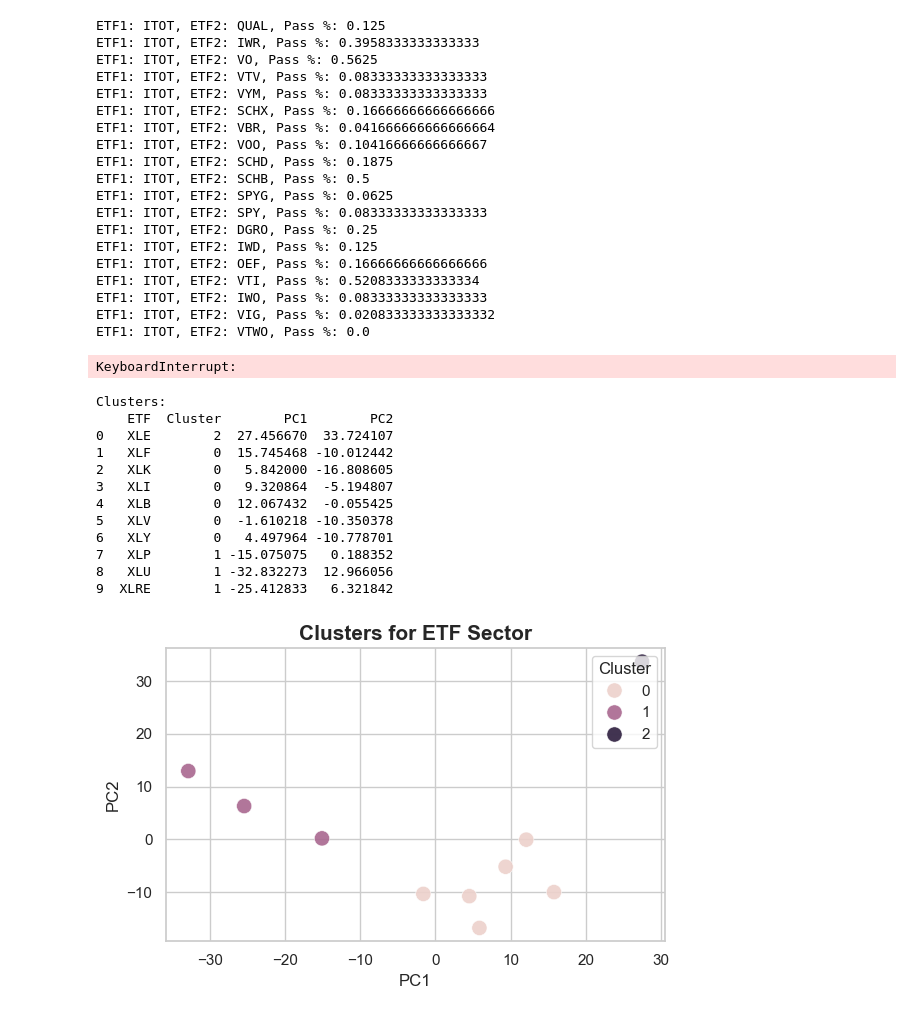
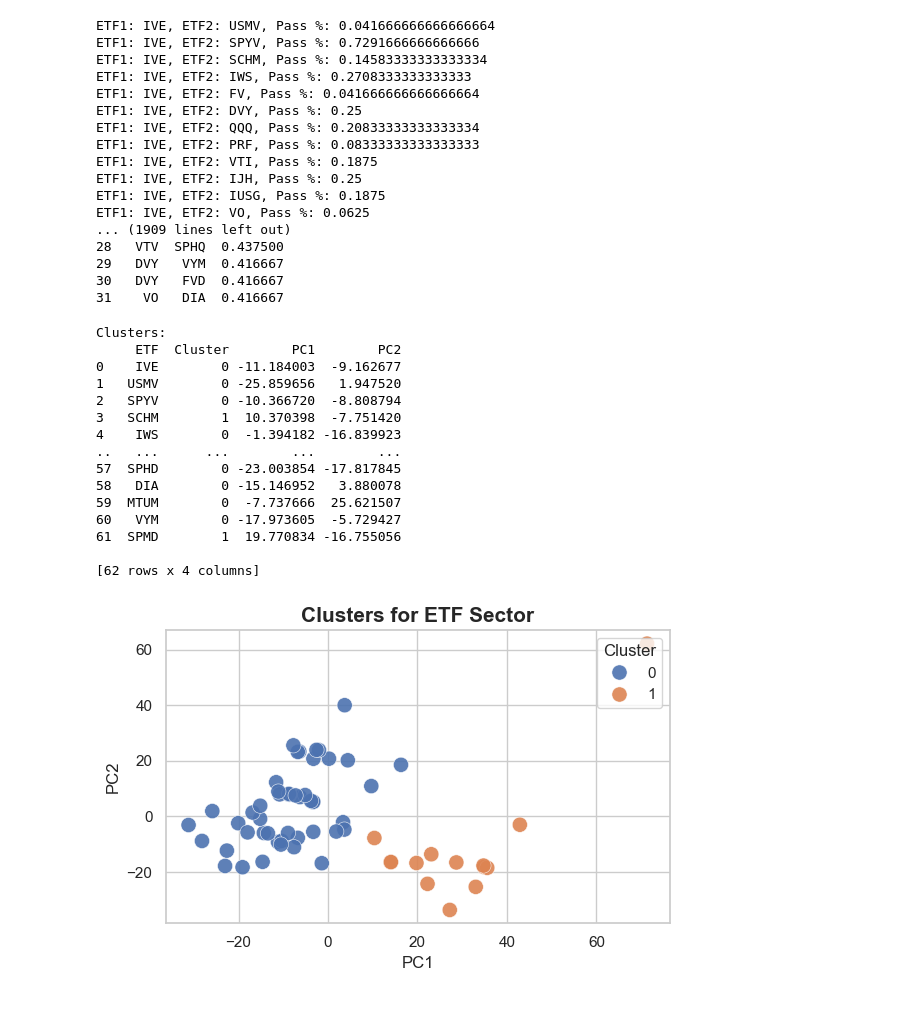
Before and after one commit to akshathp0/etf-pairs-trading, a Jupyter notebook: pair_searching/mass_pair_searching.ipynb, the cells around one changed output. Drawn from its saved outputs; the diff is of its cells as text; code cells hidden in the pictures.

```diff
--- a/pair_searching/mass_pair_searching.ipynb
+++ b/pair_searching/mass_pair_searching.ipynb
@@ -23,7 +23,7 @@ prices = yf.download(tickers = tickers, start = start_date, end = end_date)['Clo
 # rolling cointegration
 
 window_size = 252
-min_passes = 0.3
+min_passes = 0.4
 step = 21
 
 candidate_pairs = []
@@ -67,30 +67,27 @@ cointegrated_pairs_df = cointegrated_pairs_df.sort_values('Pass %', ascending =
 print(f'Rolling Cointegrated Pairs:')
 print(cointegrated_pairs_df)
 # %% [output]
-ETF1: ITOT, ETF2: QUAL, Pass %: 0.125
-ETF1: ITOT, ETF2: IWR, Pass %: 0.3958333333333333
-ETF1: ITOT, ETF2: VO, Pass %: 0.5625
-ETF1: ITOT, ETF2: VTV, Pass %: 0.08333333333333333
-ETF1: ITOT, ETF2: VYM, Pass %: 0.08333333333333333
-ETF1: ITOT, ETF2: SCHX, Pass %: 0.16666666666666666
-ETF1: ITOT, ETF2: VBR, Pass %: 0.041666666666666664
-ETF1: ITOT, ETF2: VOO, Pass %: 0.10416666666666667
-ETF1: ITOT, ETF2: SCHD, Pass %: 0.1875
-ETF1: ITOT, ETF2: SCHB, Pass %: 0.5
-ETF1: ITOT, ETF2: SPYG, Pass %: 0.0625
-ETF1: ITOT, ETF2: SPY, Pass %: 0.08333333333333333
-ETF1: ITOT, ETF2: DGRO, Pass %: 0.25
-ETF1: ITOT, ETF2: IWD, Pass %: 0.125
-ETF1: ITOT, ETF2: OEF, Pass %: 0.16666666666666666
-ETF1: ITOT, ETF2: VTI, Pass %: 0.5208333333333334
-ETF1: ITOT, ETF2: IWO, Pass %: 0.08333333333333333
-ETF1: ITOT, ETF2: VIG, Pass %: 0.020833333333333332
-ETF1: ITOT, ETF2: VTWO, Pass %: 0.0
+ETF1: IVE, ETF2: USMV, Pass %: 0.041666666666666664
+ETF1: IVE, ETF2: SPYV, Pass %: 0.7291666666666666
+ETF1: IVE, ETF2: SCHM, Pass %: 0.14583333333333334
+ETF1: IVE, ETF2: IWS, Pass %: 0.2708333333333333
+ETF1: IVE, ETF2: FV, Pass %: 0.041666666666666664
+ETF1: IVE, ETF2: DVY, Pass %: 0.25
+ETF1: IVE, ETF2: QQQ, Pass %: 0.20833333333333334
+ETF1: IVE, ETF2: PRF, Pass %: 0.08333333333333333
+ETF1: IVE, ETF2: VTI, Pass %: 0.1875
+ETF1: IVE, ETF2: IJH, Pass %: 0.25
+ETF1: IVE, ETF2: IUSG, Pass %: 0.1875
+ETF1: IVE, ETF2: VO, Pass %: 0.0625
+... (1909 lines left out)
+28   VTV  SPHQ  0.437500
+29   DVY   VYM  0.416667
+30   DVY   FVD  0.416667
+31    VO   DIA  0.416667
-KeyboardInterrupt:
 # %%
 # k-means / PCA
 
-category_prices = prices[etfs]
+category_prices = prices[tickers]
 
 returns = category_prices.pct_change().dropna()
 
@@ -126,45 +123,48 @@ cluster_df = pd.DataFrame({
 
 print(f'Clusters:')
 print(cluster_df)
 
 sns.set_theme(style = 'whitegrid', font_scale = 1)
 
 plt.figure(figsize = (6, 4))
 
 sns.scatterplot(
     data = cluster_df,
     x = 'PC1',
     y = 'PC2',
     hue = 'Cluster',
     s = 120,
     linewidth = 0.4,
     alpha = 0.9
 )
 
 plt.title(f'Clusters for ETF Sector', fontsize = 15, weight = 'bold')
 plt.xlabel('PC1', fontsize = 12)
 plt.ylabel('PC2', fontsize = 12)
 
 plt.legend(title = 'Cluster', loc='upper right', frameon = True)
 
 plt.tight_layout()
 plt.show()
 
 cluster_df = cluster_df.sort_values(by = 'Cluster')
 # %% [output]
 Clusters:
-    ETF  Cluster        PC1        PC2
-0   XLE        2  27.456670  33.724107
-1   XLF        0  15.745468 -10.012442
-2   XLK        0   5.842000 -16.808605
-3   XLI        0   9.320864  -5.194807
-4   XLB        0  12.067432  -0.055425
-5   XLV        0  -1.610218 -10.350378
-6   XLY        0   4.497964 -10.778701
-7   XLP        1 -15.075075   0.188352
-8   XLU        1 -32.832273  12.966056
-9  XLRE        1 -25.412833   6.321842
+     ETF  Cluster        PC1        PC2
+0    IVE        0 -11.184003  -9.162677
+1   USMV        0 -25.859656   1.947520
+2   SPYV        0 -10.366720  -8.808794
+3   SCHM        1  10.370398  -7.751420
+4    IWS        0  -1.394182 -16.839923
+..   ...      ...        ...        ...
+57  SPHD        0 -23.003854 -17.817845
+58   DIA        0 -15.146952   3.880078
+59  MTUM        0  -7.737666  25.621507
+60   VYM        0 -17.973605  -5.729427
+61  SPMD        1  19.770834 -16.755056
+
+[62 rows x 4 columns]
-[figure, old version]
+[figure, new version]
 # %%
 # determine rolling cointegration and clustering pair intersection
 
```
Also changed, not shown: parts of 2 cells of this notebook, 2 other files.
